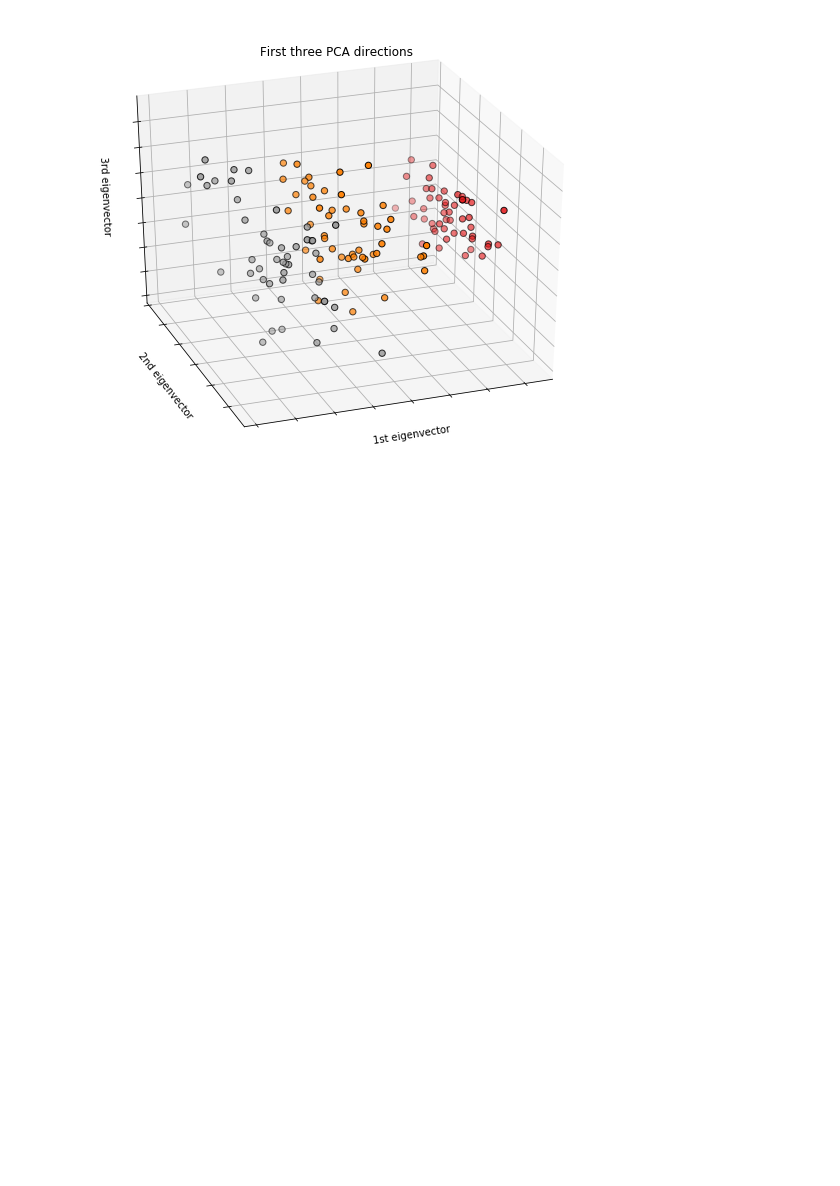
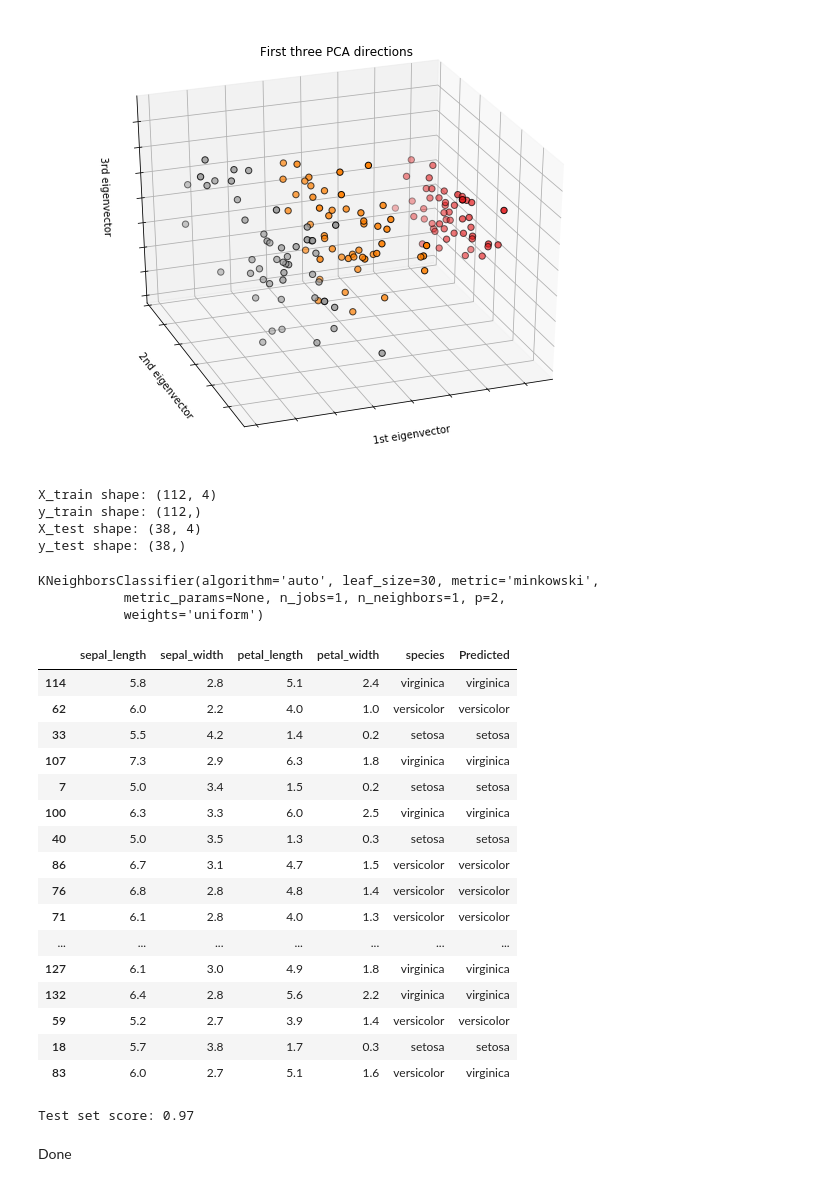
Before and after one commit to smcguire56/emtech-assignment, a Jupyter notebook: iris-dataset.ipynb, the cells around one changed output. Cells and saved outputs as stored; diff of their text form; code cells hidden in the pictures; blank space fills up the shorter version.

Commit message:
updated datasets mnist and iris

```diff
--- a/iris-dataset.ipynb
+++ b/iris-dataset.ipynb
@@ -165,3 +195,68 @@ plt.show()
 # %% [output]
 [figure]
 [figure]
+# %%
+# src : https://github.com/ianmcloughlin/jupyter-teaching-notebooks/blob/master/knn-iris.ipynb
+# src: https://www.kaggle.com/nautna/iris-knn-python-classification
+
+
+# set the inputs and outputs variables
+inputs = df[['sepal_length', 'sepal_width', 'petal_length', 'petal_width']]
+outputs = df['species']
+
+
+
+# split data into training and test sets; set random state to 0 for reproducibility
+X_train, X_test, y_train, y_test = train_test_split(df[['sepal_length', 'sepal_width',
+                                                        'petal_length', 'petal_width']],
+                                                    df['species'], random_state=0)
+
+
+
+# see how data has been split
+print("X_train shape: {}\ny_train shape: {}".format(X_train.shape, y_train.shape))
+print("X_test shape: {}\ny_test shape: {}".format(X_test.shape, y_test.shape))
+# %% [output]
+X_train shape: (112, 4)
+y_train shape: (112,)
+X_test shape: (38, 4)
+y_test shape: (38,)
+# %%
+knn = nei.KNeighborsClassifier(n_neighbors=1)
+# %%
+# fit the model to training set in order to predict classes
+knn.fit(X_train, y_train)
+# %% [output]
+KNeighborsClassifier(algorithm='auto', leaf_size=30, metric='minkowski',
+           metric_params=None, n_jobs=1, n_neighbors=1, p=2,
+           weights='uniform')
+# %%
+y_pred = knn.predict(X_test)
+# %%
+# based on the training dataset, our model predicts the following for the test set:
+pd.concat([X_test, y_test, pd.Series(y_pred, name='Predicted', index=X_test.index)],
+          ignore_index=False, axis=1)
+# %% [output]
+|  | sepal_length | sepal_width | petal_length | petal_width | species | Predicted |
+| 114 | 5.8 | 2.8 | 5.1 | 2.4 | virginica | virginica |
+| 62 | 6.0 | 2.2 | 4.0 | 1.0 | versicolor | versicolor |
+| 33 | 5.5 | 4.2 | 1.4 | 0.2 | setosa | setosa |
+| 107 | 7.3 | 2.9 | 6.3 | 1.8 | virginica | virginica |
+| 7 | 5.0 | 3.4 | 1.5 | 0.2 | setosa | setosa |
+| 100 | 6.3 | 3.3 | 6.0 | 2.5 | virginica | virginica |
+| 40 | 5.0 | 3.5 | 1.3 | 0.3 | setosa | setosa |
+| 86 | 6.7 | 3.1 | 4.7 | 1.5 | versicolor | versicolor |
+| 76 | 6.8 | 2.8 | 4.8 | 1.4 | versicolor | versicolor |
+| 71 | 6.1 | 2.8 | 4.0 | 1.3 | versicolor | versicolor |
+| ... | ... | ... | ... | ... | ... | ... |
+| 127 | 6.1 | 3.0 | 4.9 | 1.8 | virginica | virginica |
+| 132 | 6.4 | 2.8 | 5.6 | 2.2 | virginica | virginica |
+| 59 | 5.2 | 2.7 | 3.9 | 1.4 | versicolor | versicolor |
+| 18 | 5.7 | 3.8 | 1.7 | 0.3 | setosa | setosa |
+| 83 | 6.0 | 2.7 | 5.1 | 1.6 | versicolor | virginica |
+# %%
+print("Test set score: {:.2f}".format(knn.score(X_test, y_test)))
+# %% [output]
+Test set score: 0.97
+# %% [markdown]
+Done
```
Also changed, not shown: parts of 13 cells of this notebook, 2 other files.
